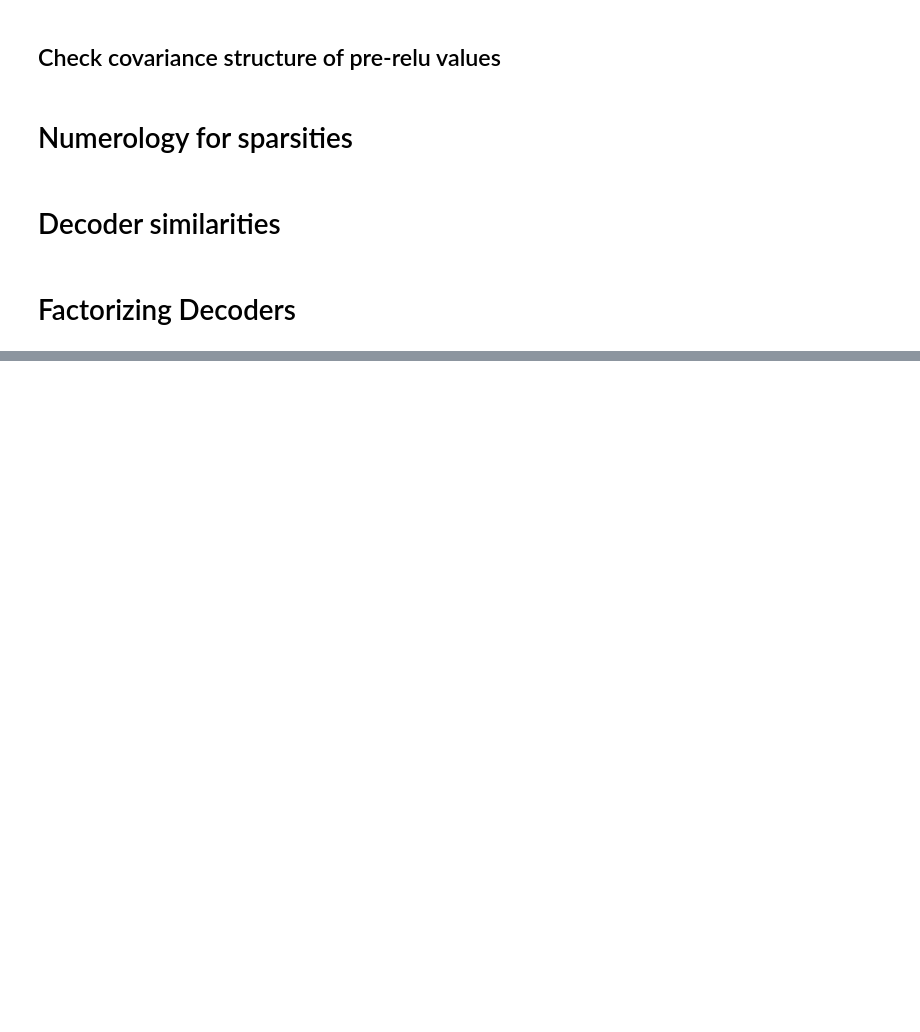
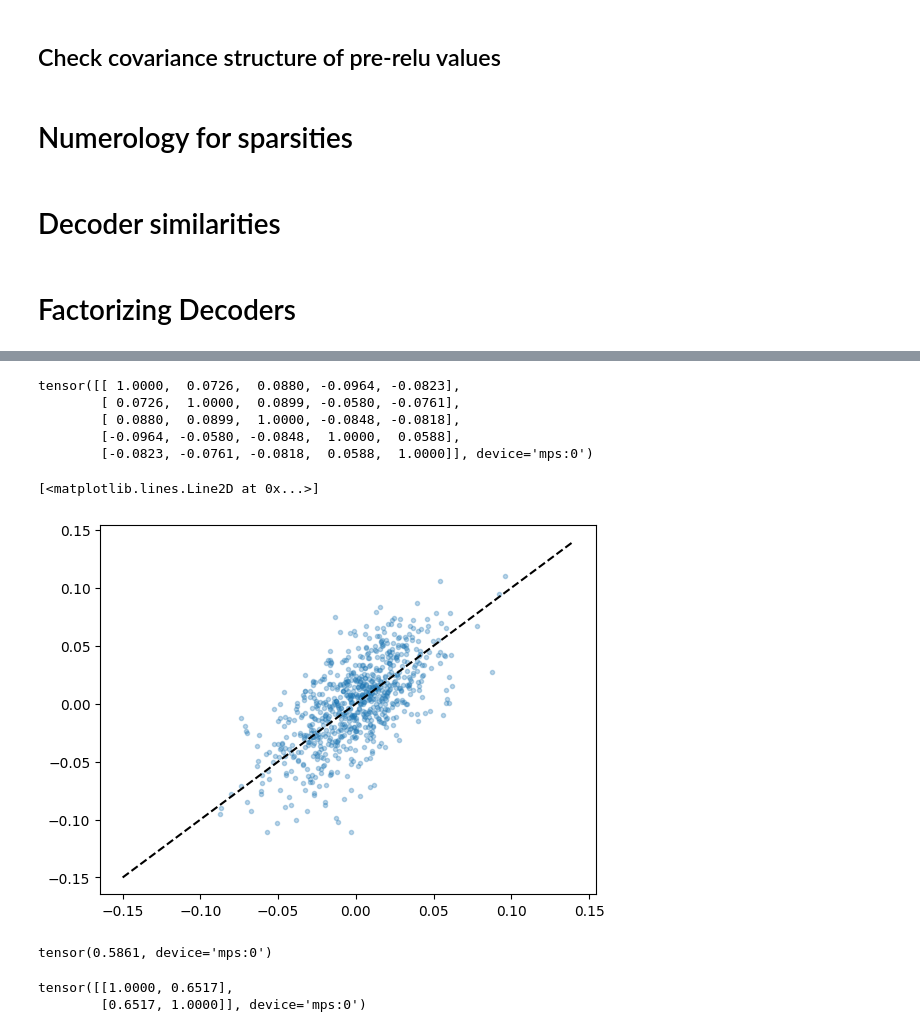
Before and after one commit to michaelttpearce/transcoder-exploration, a Jupyter notebook: comparison_to_transcoder.ipynb, the cells around one changed output, grey strips where cells are left out. Drawn from its saved outputs; the diff is of its cells as text; code cells hidden in the pictures; blank space fills up the shorter version.

```diff
--- a/comparison_to_transcoder.ipynb
+++ b/comparison_to_transcoder.ipynb
@@ -471,0 +520,27 @@ plt.plot(eig.eigenvalues, '.-')
+# %%
+x = factors[feat_ids]
+x @ x.T
+# %% [output]
+tensor([[ 1.0000,  0.0726,  0.0880, -0.0964, -0.0823],
+        [ 0.0726,  1.0000,  0.0899, -0.0580, -0.0761],
+        [ 0.0880,  0.0899,  1.0000, -0.0848, -0.0818],
+        [-0.0964, -0.0580, -0.0848,  1.0000,  0.0588],
+        [-0.0823, -0.0761, -0.0818,  0.0588,  1.0000]], device='mps:0')
+# %%
+x = acts[i][feat_ids] @ factors[feat_ids]
+y = decoders[i]
+plt.plot(x.cpu(), y.cpu(), '.', alpha=0.3)
+vec = np.arange(-0.15, 0.15, 0.01)
+plt.plot(vec, vec, 'k--')
+# %% [output]
+[<matplotlib.lines.Line2D at 0x...>]
+[figure, added]
+# %%
+((x-y)**2).sum() / (y**2).sum()
+# %% [output]
+tensor(0.5861, device='mps:0')
+# %%
+torch.corrcoef(torch.stack([x,y]))
+# %% [output]
+tensor([[1.0000, 0.6517],
+        [0.6517, 1.0000]], device='mps:0')
```
Also changed, not shown: parts of 19 cells of this notebook, 1 other file.
